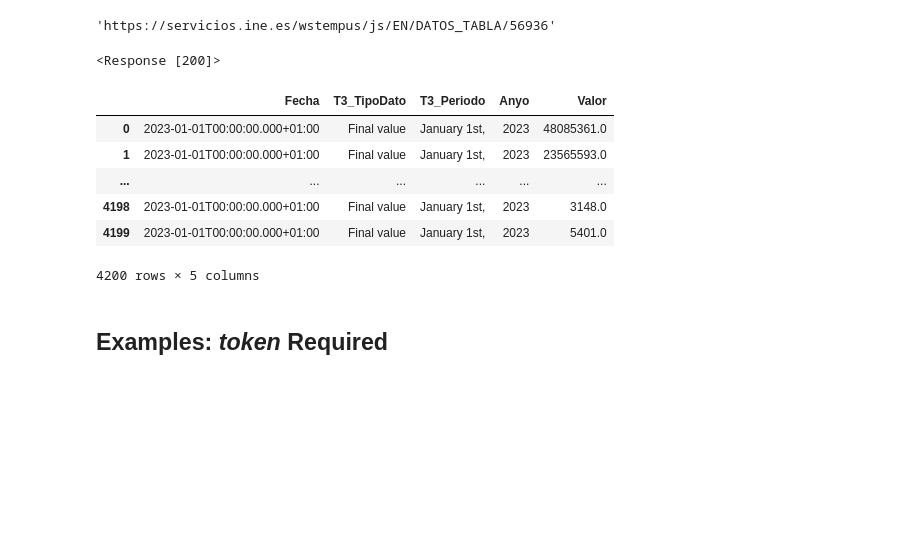
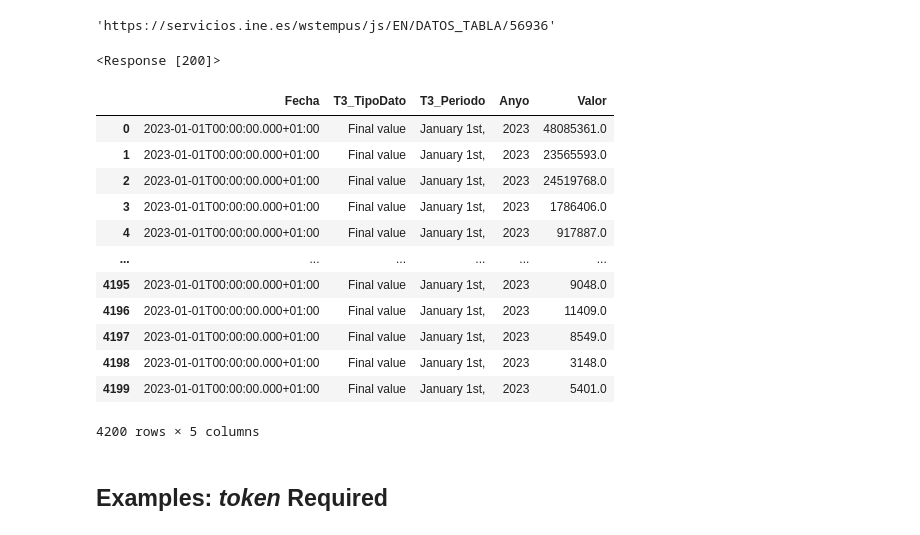
Before and after one commit to MarioTheEmblem/WS, a Jupyter notebook: notebooks/10_APIs/11_Introduction/A.ipynb, the cells around one changed output. Cells and saved outputs as stored; diff of their text form; code cells hidden in the pictures; blank space fills up the shorter version.

```diff
--- a/notebooks/10_APIs/11_Introduction/A.ipynb
+++ b/notebooks/10_APIs/11_Introduction/A.ipynb
@@ -83,14 +108,36 @@ with open ('data/EUROSTAT.csv', 'wb') as f:
 # %% [output]
 'https://servicios.ine.es/wstempus/js/EN/DATOS_TABLA/56936'
+# %%
+params_ine = {
+    'tip' : 'AM',
+    'date' : '20231001',
+    'nult' : 1
+}
+# %%
+res_ine = requests.get(URL_ine, params_ine)
+res_ine
+# %% [output]
+<Response [200]>
 # %%
+with open ('data/INE.json', 'wb') as f:
+    f.write(res_ine.content)
-# %% [output]
-<Response [200]>
+# %%
+data = res_ine.json()
+# %%
+df = pd.json_normalize(data,record_path='Data')
 # %%
+df
 # %% [output]
 |  | Fecha | T3_TipoDato | T3_Periodo | Anyo | Valor |
 | 0 | 2023-01-01T00:00:00.000+01:00 | Final value | January 1st, | 2023 | 48085361.0 |
 | 1 | 2023-01-01T00:00:00.000+01:00 | Final value | January 1st, | 2023 | 23565593.0 |
+| 2 | 2023-01-01T00:00:00.000+01:00 | Final value | January 1st, | 2023 | 24519768.0 |
+| 3 | 2023-01-01T00:00:00.000+01:00 | Final value | January 1st, | 2023 | 1786406.0 |
+| 4 | 2023-01-01T00:00:00.000+01:00 | Final value | January 1st, | 2023 | 917887.0 |
 | ... | ... | ... | ... | ... | ... |
+| 4195 | 2023-01-01T00:00:00.000+01:00 | Final value | January 1st, | 2023 | 9048.0 |
+| 4196 | 2023-01-01T00:00:00.000+01:00 | Final value | January 1st, | 2023 | 11409.0 |
+| 4197 | 2023-01-01T00:00:00.000+01:00 | Final value | January 1st, | 2023 | 8549.0 |
 | 4198 | 2023-01-01T00:00:00.000+01:00 | Final value | January 1st, | 2023 | 3148.0 |
 | 4199 | 2023-01-01T00:00:00.000+01:00 | Final value | January 1st, | 2023 | 5401.0 |
 4200 rows × 5 columns
```
Also changed, not shown: parts of 4 cells of this notebook, 2 other files.
